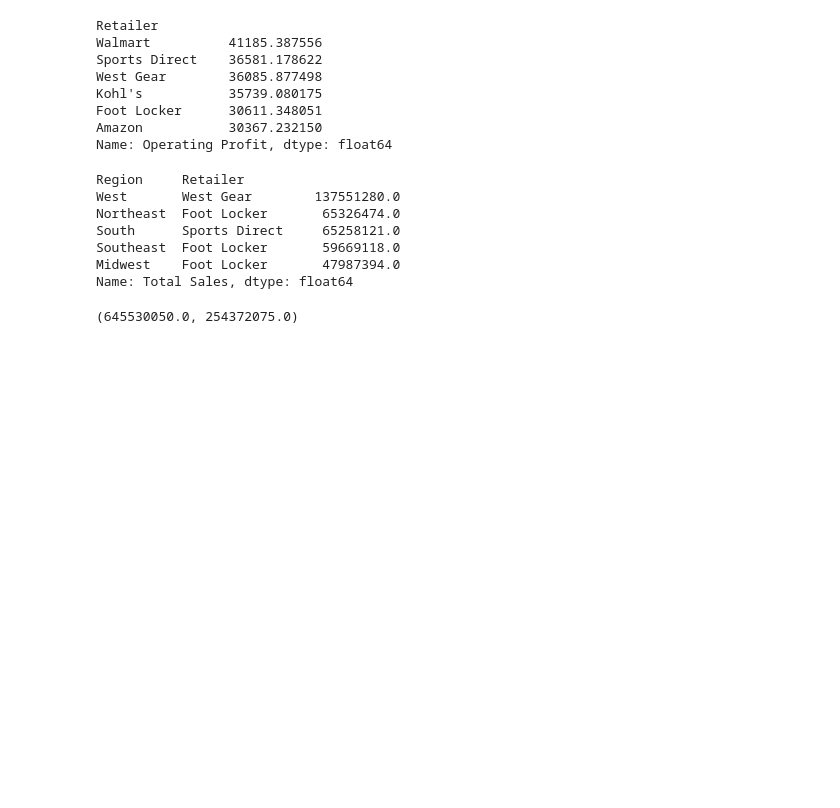
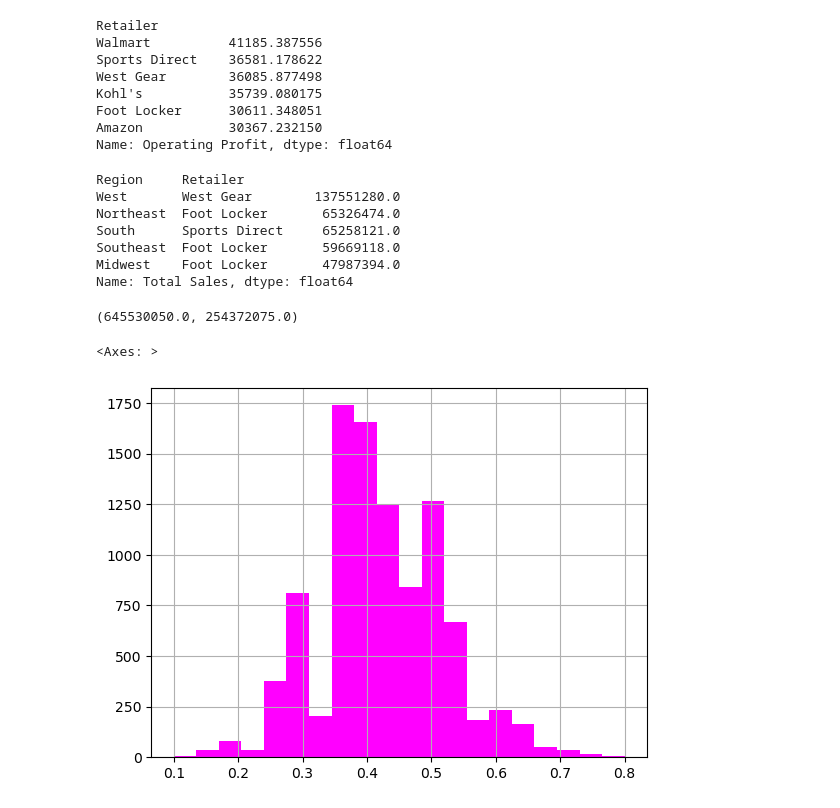
Before and after one commit to Lenmbugua/Analytics-Practice-Datasets, a Jupyter notebook: Adidas US sales Dataset.ipynb, the cells around one changed output. Saved outputs shown, nothing was run; the diff lists cells and outputs as text; code cells hidden in the pictures; blank space fills up the shorter version.

Commit message:
Distribution of operating margins

```diff
--- a/Adidas US sales Dataset.ipynb
+++ b/Adidas US sales Dataset.ipynb
@@ -381,3 +381,9 @@ sales_by_retailer = df.groupby("Retailer")["Total Sales"].sum()
 sales_by_retailer.loc[specialty].sum(), sales_by_retailer.loc[mass_market].sum()
 # %% [output]
 (645530050.0, 254372075.0)
+# %%
+#Distribution of operating margins
+df['Operating Margin'].hist(bins=20, color='magenta')
+# %% [output]
+<Axes: >
+[figure, added]
```
